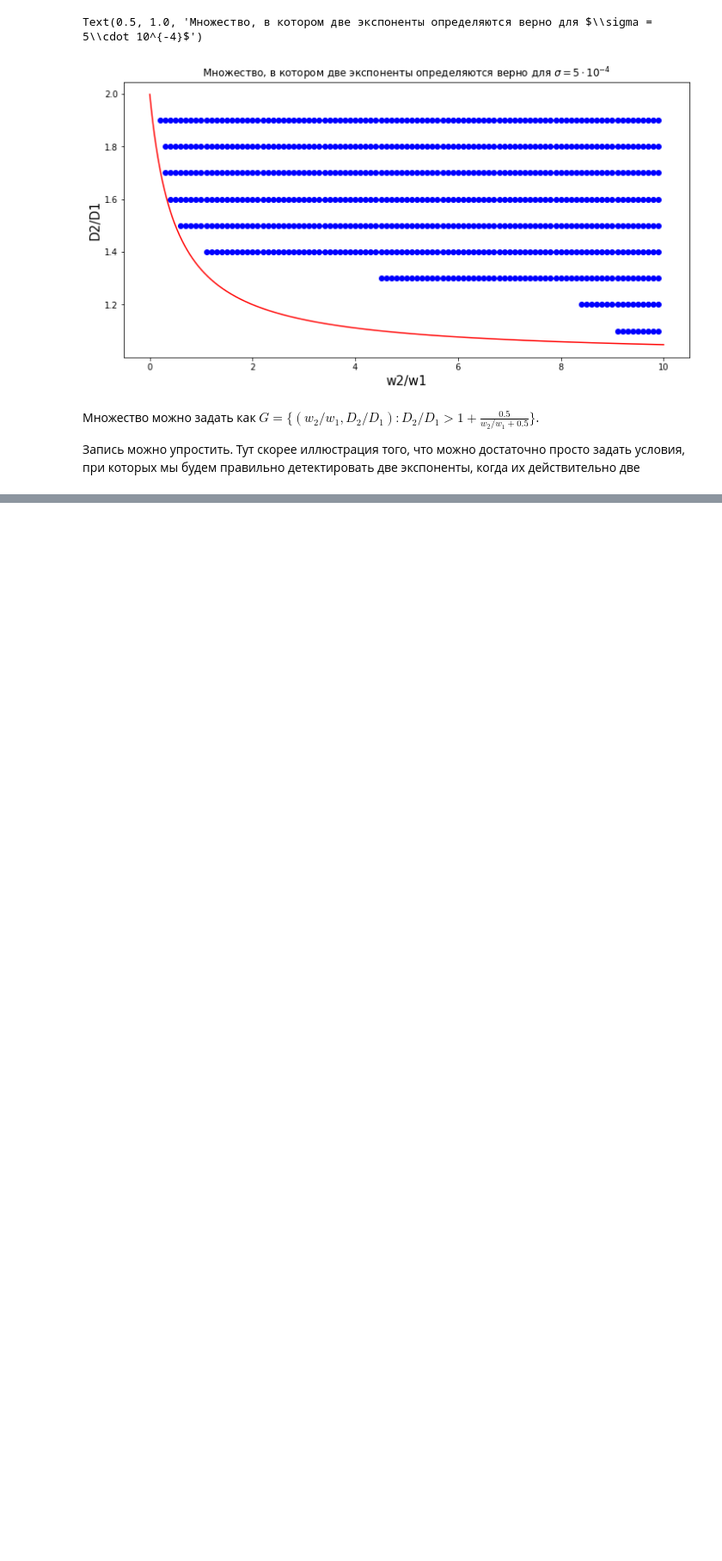
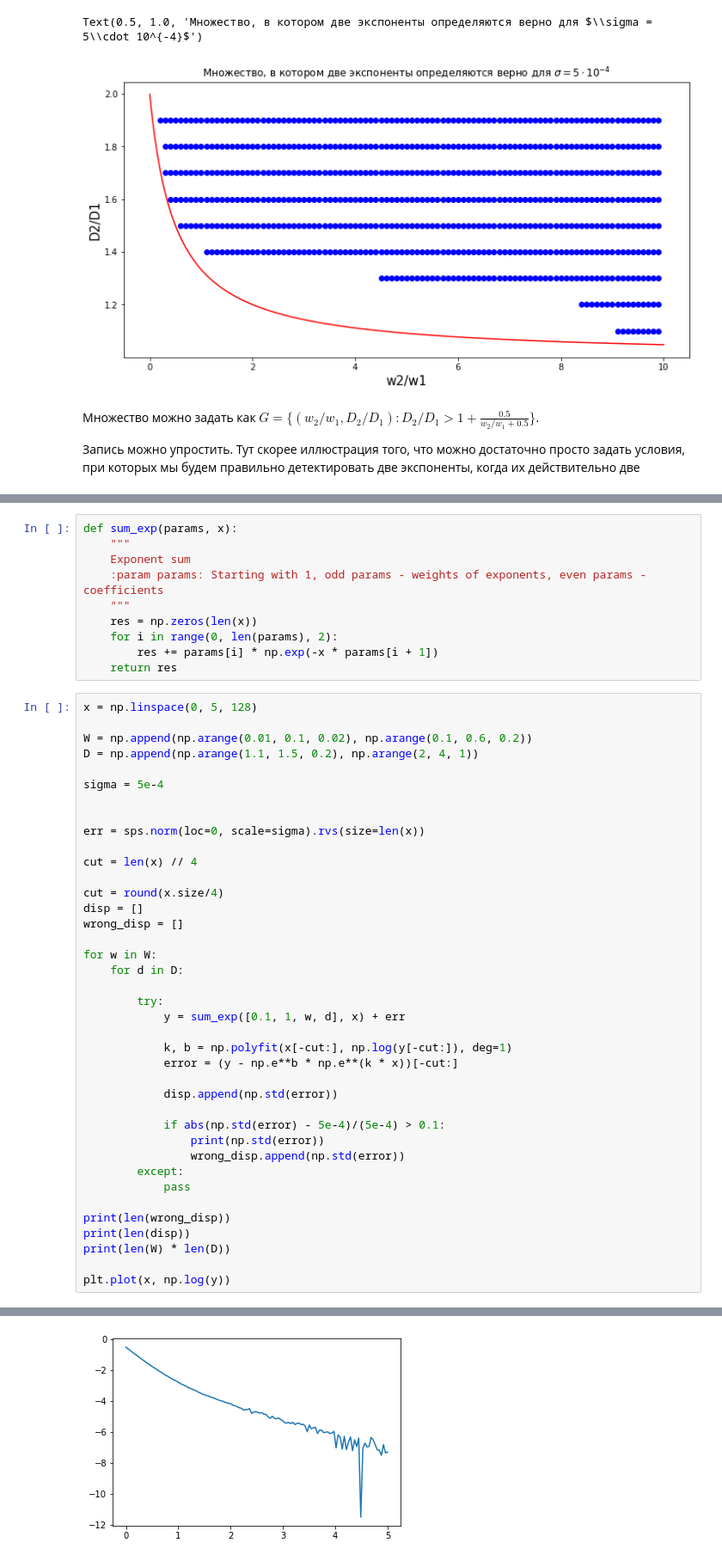
Before and after one commit to mgoloshchapov/DOSY, a Jupyter notebook: notebooks/2exp_analysis.ipynb, the cells around one changed output, grey strips where cells are left out. Shown at 86% size. Drawn from its saved outputs; the diff is of its cells as text; blank space fills up the shorter version.

```diff
--- a/notebooks/2exp_analysis.ipynb
+++ b/notebooks/2exp_analysis.ipynb
@@ -149,0 +155,50 @@ Text(0.5, 1.0, 'Множество, в котором две экспонент
+# %%
+def sum_exp(params, x):
+    """
+    Exponent sum
+    :param params: Starting with 1, odd params - weights of exponents, even params - coefficients
+    """
+    res = np.zeros(len(x))
+    for i in range(0, len(params), 2):
+        res += params[i] * np.exp(-x * params[i + 1])
+    return res
+# %%
+x = np.linspace(0, 5, 128)
+
+W = np.append(np.arange(0.01, 0.1, 0.02), np.arange(0.1, 0.6, 0.2))
+D = np.append(np.arange(1.1, 1.5, 0.2), np.arange(2, 4, 1))
+
+sigma = 5e-4
+
+
+err = sps.norm(loc=0, scale=sigma).rvs(size=len(x))
+
+cut = len(x) // 4
+
+cut = round(x.size/4)
+disp = []
+wrong_disp = []
+
+for w in W:
+    for d in D:
+
+        try:
+            y = sum_exp([0.1, 1, w, d], x) + err
+
+            k, b = np.polyfit(x[-cut:], np.log(y[-cut:]), deg=1)
+            error = (y - np.e**b * np.e**(k * x))[-cut:]
+
+            disp.append(np.std(error))
+
+            if abs(np.std(error) - 5e-4)/(5e-4) > 0.1:
+                print(np.std(error))
+                wrong_disp.append(np.std(error))
+        except:
+            pass
+
+print(len(wrong_disp))
+print(len(disp))
+print(len(W) * len(D))
+
+plt.plot(x, np.log(y))
+# %% [output]
@@ -149,0 +209 @@ Text(0.5, 1.0, 'Множество, в котором две экспонент
+[figure, added]
```
Also changed, not shown: parts of 4 cells of this notebook, 21 other files.
